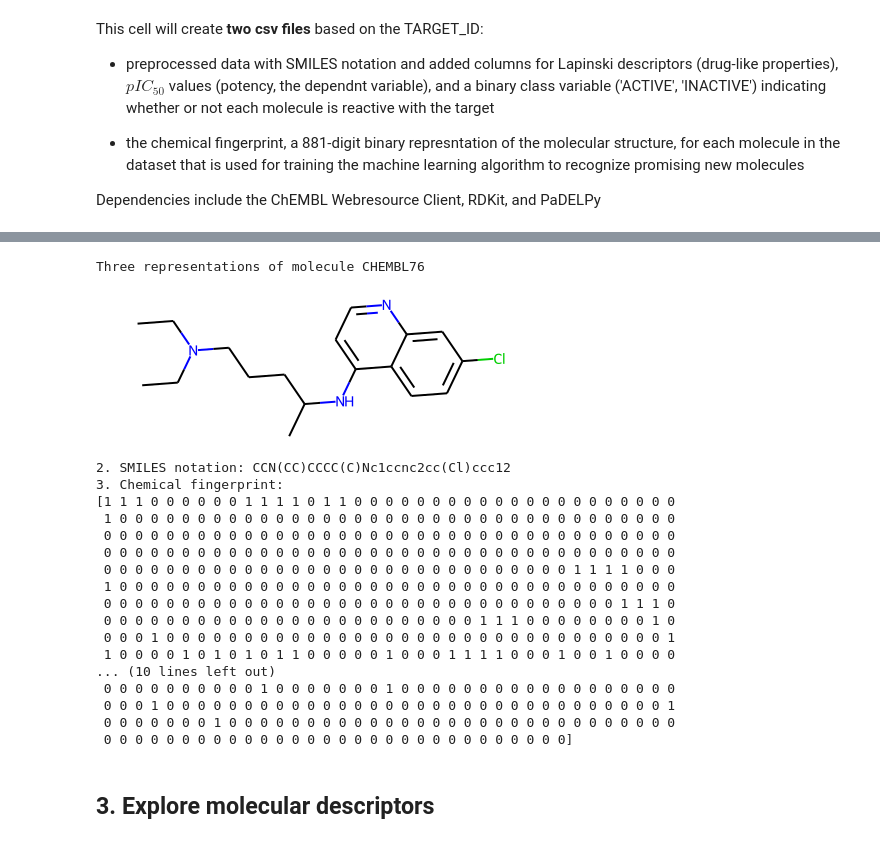
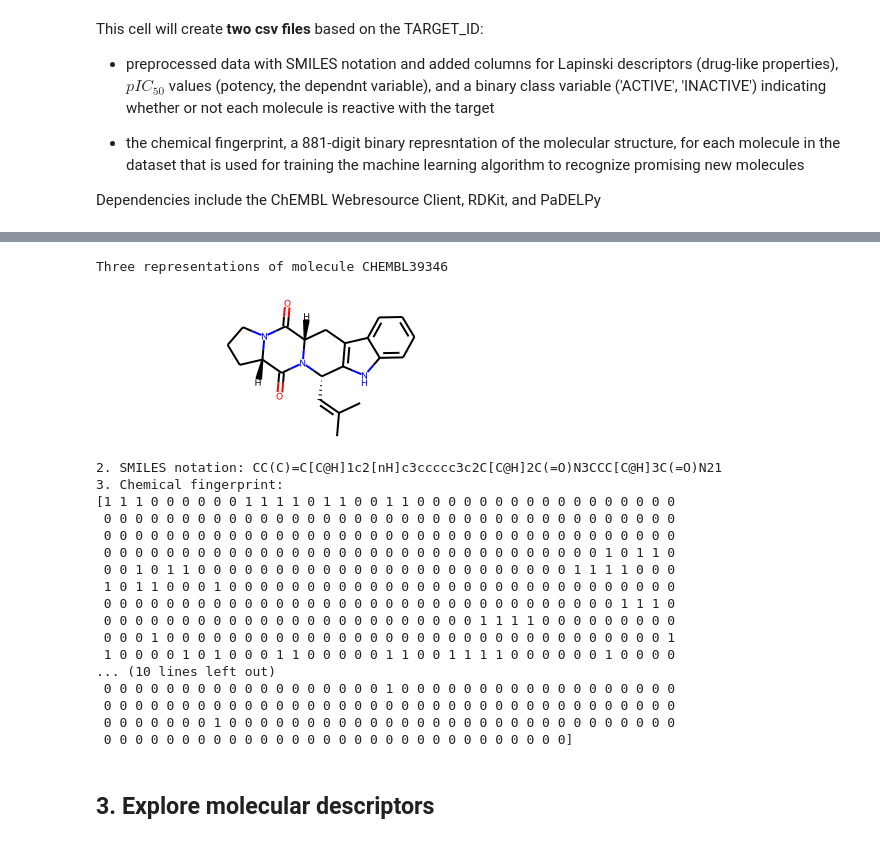
Before and after one commit to Germain-Drug-Discovery-Project/drug-discovery-project, a Jupyter notebook: drug-discovery_m.ipynb, the cells around one changed output, grey strips where cells are left out. Cells and saved outputs as stored; diff of their text form; code cells hidden in the pictures.

```diff
--- a/drug-discovery_m.ipynb
+++ b/drug-discovery_m.ipynb
@@ -115,33 +130,33 @@ fingerprint_df
 # %%
-mol = 'CHEMBL76'
+mol = 'CHEMBL39346'
 SMILES = bioactivity_df.canonical_smiles[bioactivity_df.molecule_chembl_id==mol].values[0]
 fingerprint = np.array(fingerprint_df[fingerprint_df.Name==mol])[0][1:]
 
 print(f'Three representations of molecule {mol}\n')
 Chem.MolFromSmiles(SMILES) #an example molecule
 # %% [output]
-Three representations of molecule CHEMBL76
+Three representations of molecule CHEMBL39346
-[figure, old version]
+[figure, new version]
 # %%
 print('2. SMILES notation:', SMILES)
 print('3. Chemical fingerprint:')
 print(fingerprint)
 # %% [output]
-2. SMILES notation: CCN(CC)CCCC(C)Nc1ccnc2cc(Cl)ccc12
+2. SMILES notation: CC(C)=C[C@H]1c2[nH]c3ccccc3c2C[C@H]2C(=O)N3CCC[C@H]3C(=O)N21
 3. Chemical fingerprint:
-[1 1 1 0 0 0 0 0 0 1 1 1 1 0 1 1 0 0 0 0 0 0 0 0 0 0 0 0 0 0 0 0 0 0 0 0 0
- 1 0 0 0 0 0 0 0 0 0 0 0 0 0 0 0 0 0 0 0 0 0 0 0 0 0 0 0 0 0 0 0 0 0 0 0 0
+[1 1 1 0 0 0 0 0 0 1 1 1 1 0 1 1 0 0 1 1 0 0 0 0 0 0 0 0 0 0 0 0 0 0 0 0 0
  0 0 0 0 0 0 0 0 0 0 0 0 0 0 0 0 0 0 0 0 0 0 0 0 0 0 0 0 0 0 0 0 0 0 0 0 0
  0 0 0 0 0 0 0 0 0 0 0 0 0 0 0 0 0 0 0 0 0 0 0 0 0 0 0 0 0 0 0 0 0 0 0 0 0
- 0 0 0 0 0 0 0 0 0 0 0 0 0 0 0 0 0 0 0 0 0 0 0 0 0 0 0 0 0 0 1 1 1 1 0 0 0
- 1 0 0 0 0 0 0 0 0 0 0 0 0 0 0 0 0 0 0 0 0 0 0 0 0 0 0 0 0 0 0 0 0 0 0 0 0
+ 0 0 0 0 0 0 0 0 0 0 0 0 0 0 0 0 0 0 0 0 0 0 0 0 0 0 0 0 0 0 0 0 1 0 1 1 0
+ 0 0 1 0 1 1 0 0 0 0 0 0 0 0 0 0 0 0 0 0 0 0 0 0 0 0 0 0 0 0 1 1 1 1 0 0 0
+ 1 0 1 1 0 0 0 1 0 0 0 0 0 0 0 0 0 0 0 0 0 0 0 0 0 0 0 0 0 0 0 0 0 0 0 0 0
  0 0 0 0 0 0 0 0 0 0 0 0 0 0 0 0 0 0 0 0 0 0 0 0 0 0 0 0 0 0 0 0 0 1 1 1 0
- 0 0 0 0 0 0 0 0 0 0 0 0 0 0 0 0 0 0 0 0 0 0 0 0 1 1 1 0 0 0 0 0 0 0 0 1 0
+ 0 0 0 0 0 0 0 0 0 0 0 0 0 0 0 0 0 0 0 0 0 0 0 0 1 1 1 1 0 0 0 0 0 0 0 0 0
  0 0 0 1 0 0 0 0 0 0 0 0 0 0 0 0 0 0 0 0 0 0 0 0 0 0 0 0 0 0 0 0 0 0 0 0 1
- 1 0 0 0 0 1 0 1 0 1 0 1 1 0 0 0 0 0 1 0 0 0 1 1 1 1 0 0 0 1 0 0 1 0 0 0 0
+ 1 0 0 0 0 1 0 1 0 0 0 1 1 0 0 0 0 0 1 1 0 0 1 1 1 1 0 0 0 0 0 0 1 0 0 0 0
 ... (10 lines left out)
- 0 0 0 0 0 0 0 0 0 0 1 0 0 0 0 0 0 0 1 0 0 0 0 0 0 0 0 0 0 0 0 0 0 0 0 0 0
- 0 0 0 1 0 0 0 0 0 0 0 0 0 0 0 0 0 0 0 0 0 0 0 0 0 0 0 0 0 0 0 0 0 0 0 0 1
+ 0 0 0 0 0 0 0 0 0 0 0 0 0 0 0 0 0 0 1 0 0 0 0 0 0 0 0 0 0 0 0 0 0 0 0 0 0
+ 0 0 0 0 0 0 0 0 0 0 0 0 0 0 0 0 0 0 0 0 0 0 0 0 0 0 0 0 0 0 0 0 0 0 0 0 0
  0 0 0 0 0 0 0 1 0 0 0 0 0 0 0 0 0 0 0 0 0 0 0 0 0 0 0 0 0 0 0 0 0 0 0 0 0
  0 0 0 0 0 0 0 0 0 0 0 0 0 0 0 0 0 0 0 0 0 0 0 0 0 0 0 0 0 0]
 # %% [markdown]
```
Also changed, not shown: parts of 22 cells of this notebook, 2 other files.
